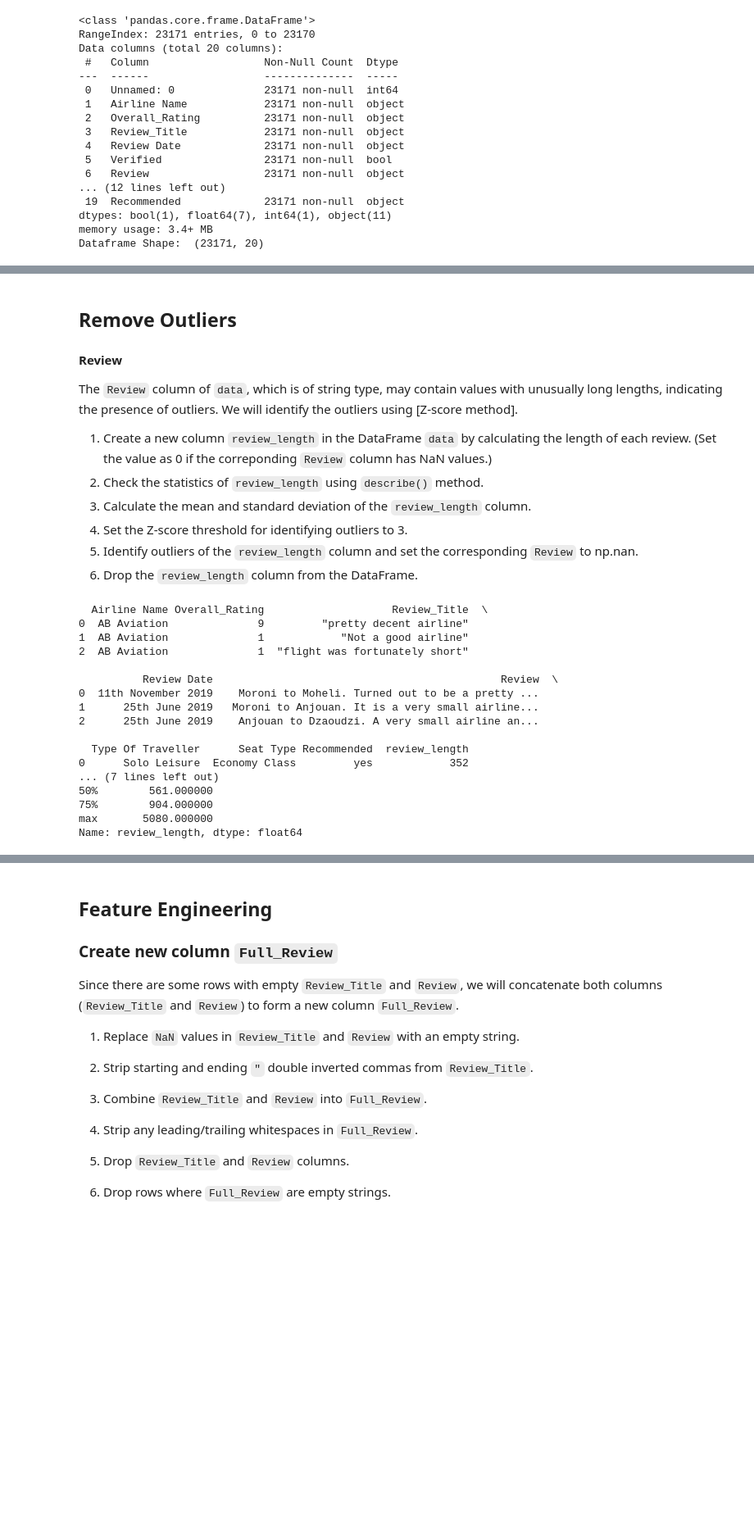
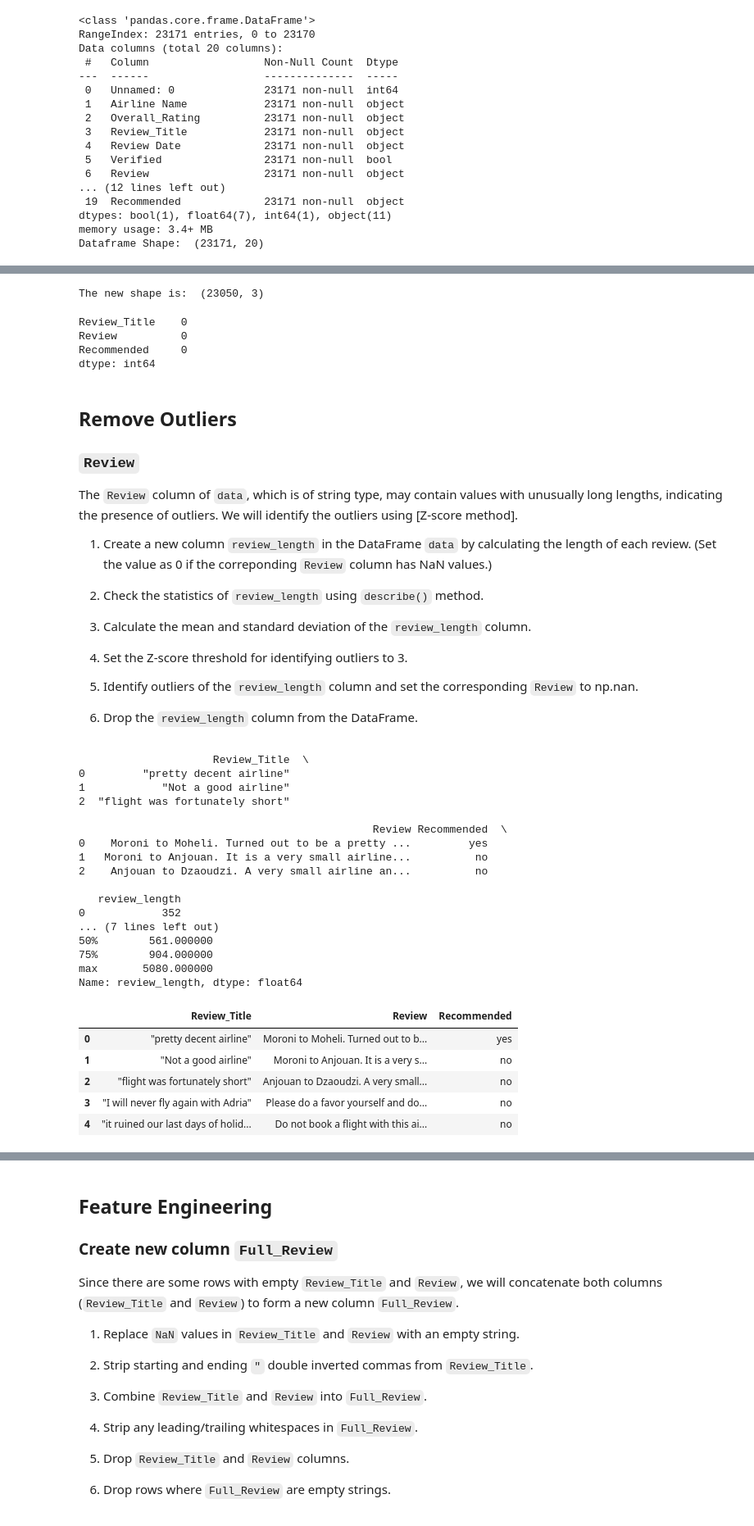
Before and after one commit to hyinki/mla, a Jupyter notebook: project.ipynb, the cells around one changed output, grey strips where cells are left out. Shown at 82% size. Drawn from its saved outputs; the diff is of its cells as text; code cells hidden in the pictures; blank space fills up the shorter version.

```diff
--- a/project.ipynb
+++ b/project.ipynb
@@ -100,18 +124,14 @@ Here we select the relevant features for sentiment analysis
 # %%
 # Selecting the relevant features for sentiment analysis
 data = data_raw[[
-    'Airline Name', 'Overall_Rating', 'Review_Title', 'Review Date',
-    'Review', 'Type Of Traveller', 'Seat Type', 'Recommended'
+    'Review_Title',
+    'Review',
+    'Recommended'
 ]]
 print(type(data))
 print(data.head())
 
 # Shape before dropping duplicates
 print("The old shape is: ", data.shape)
-
-data = data.drop_duplicates()
-
-# Display the new dataframe shape
-print("The new shape is: ", data.shape)
 # %% [output]
 <class 'pandas.core.frame.DataFrame'>
@@ -134,15 +157,34 @@ The new shape is:  (23051, 8)
+# %%
+data = data.drop_duplicates()
+
+# Display the new dataframe shape
+print("The new shape is: ", data.shape)
+# %% [output]
+The new shape is:  (23050, 3)
+# %%
+data.isnull().sum()
+# %% [output]
+Review_Title    0
+Review          0
+Recommended     0
+dtype: int64
 # %% [markdown]
 ## Remove Outliers
 
-#### Review
+### `Review`
 
 The `Review` column of `data`, which is of string type, may contain values with unusually long lengths, indicating the presence of outliers. We will identify the outliers using [Z-score method].
 
 1. Create a new column `review_length` in the DataFrame `data` by calculating the length of each review. (Set the value as 0 if the correponding `Review` column has NaN values.)
+
 2. Check the statistics of `review_length` using `describe()` method.
+
 3. Calculate the mean and standard deviation of the `review_length` column.
+
 4. Set the Z-score threshold for identifying outliers to 3.
+
 5. Identify outliers of the `review_length` column and set the corresponding `Review` to np.nan.
+
 6. Drop the `review_length` column from the DataFrame.
 # %%
 data['review_length'] = data['Review'].apply(lambda x: len(x) if pd.notna(x) else 0)
@@ -152,18 +194,18 @@ TL = data["review_length"]
 stats_TL = TL.describe()
 print(stats_TL)
 # %% [output]
-  Airline Name Overall_Rating                    Review_Title  \
-0  AB Aviation              9         "pretty decent airline"
-1  AB Aviation              1            "Not a good airline"
-2  AB Aviation              1  "flight was fortunately short"
+                     Review_Title  \
+0         "pretty decent airline"
+1            "Not a good airline"
+2  "flight was fortunately short"
 
-          Review Date                                             Review  \
-0  11th November 2019    Moroni to Moheli. Turned out to be a pretty ...
-1      25th June 2019   Moroni to Anjouan. It is a very small airline...
-2      25th June 2019    Anjouan to Dzaoudzi. A very small airline an...
+                                              Review Recommended  \
+0    Moroni to Moheli. Turned out to be a pretty ...         yes
+1   Moroni to Anjouan. It is a very small airline...          no
+2    Anjouan to Dzaoudzi. A very small airline an...          no
 
-  Type Of Traveller      Seat Type Recommended  review_length
-0      Solo Leisure  Economy Class         yes            352
+   review_length
+0            352
 ... (7 lines left out)
 50%        561.000000
 75%        904.000000
@@ -172,19 +214,26 @@ Name: review_length, dtype: float64
 # %%
 mean_TL = TL.mean()
 # print(mean_TL)
 
 sd_TL = TL.std()
 # print(sd_TL)
 
 threshold = 3
 
 z_score = zscore(TL)
 # print(z_score)
 
 # Remove 'Review' of lengths that are greater than 3 standard deviations above the mean
 data.loc[abs(z_score) > threshold, 'Review'] = np.nan
 # print(data.head(3))
 
 data = data.drop("review_length", axis=1)
-# print(data.head(3))
+data.head()
+# %% [output]
+|  | Review_Title | Review | Recommended |
+| 0 | "pretty decent airline" | Moroni to Moheli. Turned out to b... | yes |
+| 1 | "Not a good airline" | Moroni to Anjouan. It is a very s... | no |
+| 2 | "flight was fortunately short" | Anjouan to Dzaoudzi. A very small... | no |
+| 3 | "I will never fly again with Adria" | Please do a favor yourself and do... | no |
+| 4 | "it ruined our last days of holid... | Do not book a flight with this ai... | no |
 # %% [markdown]
```
Also changed, not shown: parts of 14 cells of this notebook, 1 other file.
